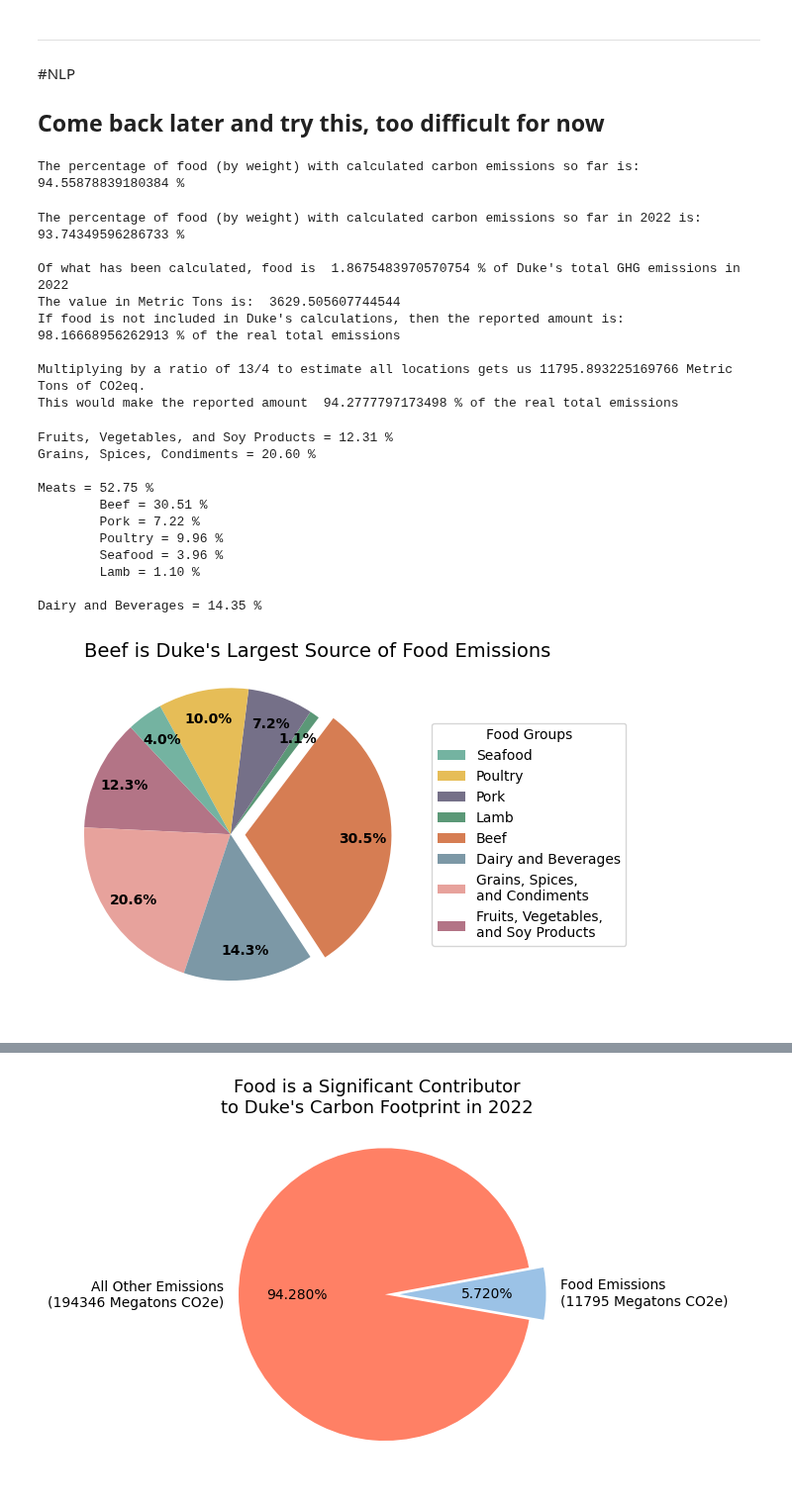
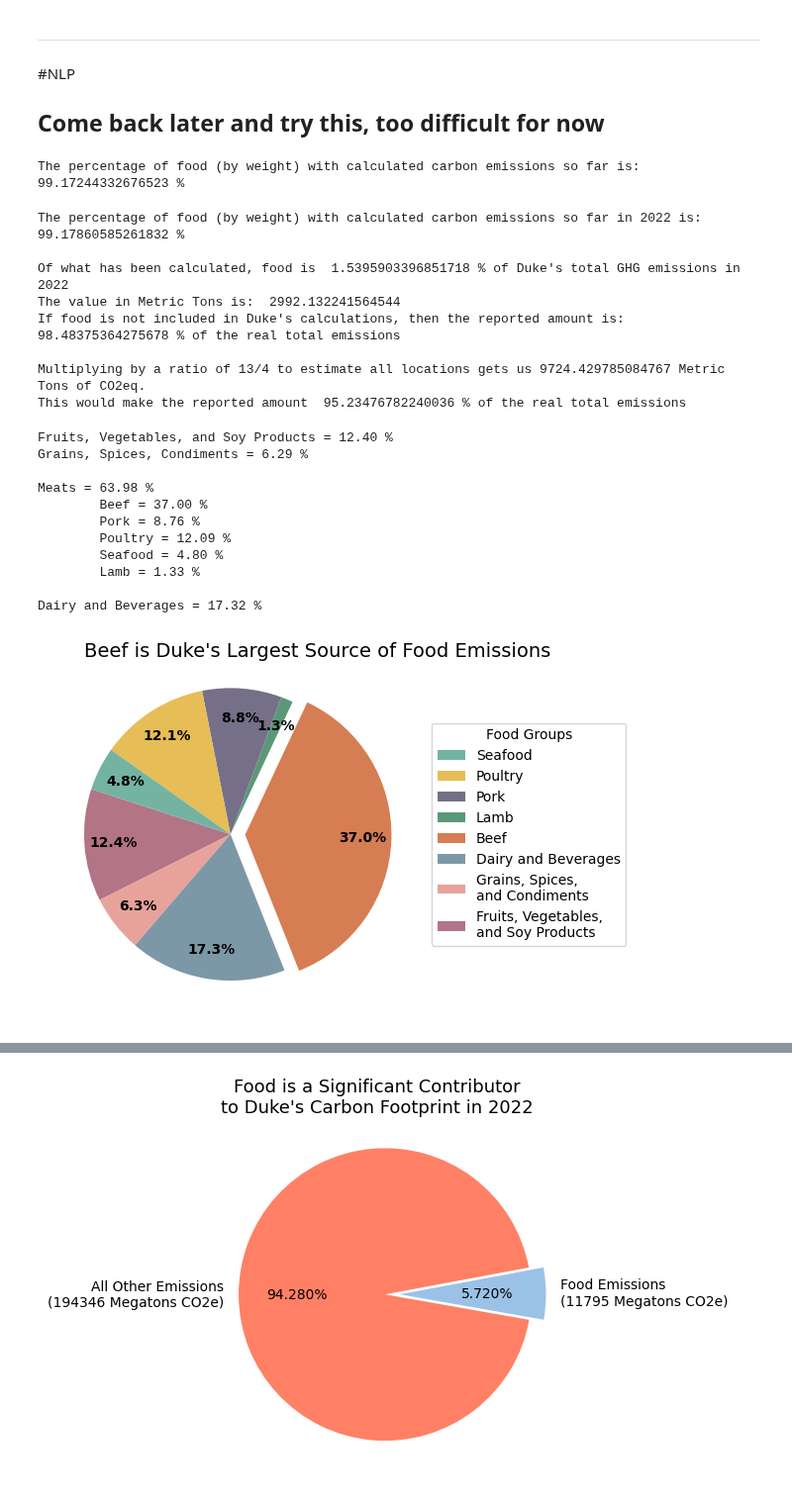
Before and after one commit to ethansong206/Climate-Plus-Project, a Jupyter notebook: DataCleaning.ipynb, the cells around one changed output, grey strips where cells are left out. Shown at 99% size. Drawn from its saved outputs; the diff is of its cells as text; code cells hidden in the pictures.

```diff
--- a/DataCleaning.ipynb
+++ b/DataCleaning.ipynb
@@ -225,8 +225,8 @@ def convert_units(row):
         return row['Total Amount'] * 3785.4 / 8
     if (row['Unit'] == 'LT') | (row['Unit'] == 'KG'):
         return row['Total Amount'] * 1000 #also assuming density of water, most drinks MORE dense
-    if (row['Unit'] == 'ML') | (row['Unit'] == 'G'):
-        return row['Total Amount'] * 453.6
+    if (row['Unit'] == 'ML') | (row['Unit'] == 'GR'):
+        return row['Total Amount']
     return 0
 DDReduced['Total Amount(kg)'] = DDReduced.apply(convert_units, axis = 1) / 1000
 
@@ -708,7 +708,7 @@ percent_food_calced = total_food_amount_calced_kg / total_food_amount_kg * 100
 
 print('The percentage of food (by weight) with calculated carbon emissions so far is: ', percent_food_calced, "%")
 # %% [output]
-The percentage of food (by weight) with calculated carbon emissions so far is:  94.55878839180384 %
+The percentage of food (by weight) with calculated carbon emissions so far is:  99.17244332676523 %
 # %%
 #@title Create separated dataframes
 DDReduced['Purchase Date'] = pd.to_datetime(DDReduced['Purchase Date'])
@@ -749,14 +749,14 @@ print('')
 print("Multiplying by a ratio of 13/4 to estimate all locations gets us", total_food_emissions_2022 * (13/4) / 1000, "Metric Tons of CO2eq.")
 print("This would make the reported amount ", total_duke_emissions_2022 / (total_duke_emissions_2022 + total_food_emissions_2022 * (13/4)) * 100, "% of the real total emissions")
 # %% [output]
-The percentage of food (by weight) with calculated carbon emissions so far in 2022 is:  93.74349596286733 %
+The percentage of food (by weight) with calculated carbon emissions so far in 2022 is:  99.17860585261832 %
 
-Of what has been calculated, food is  1.8675483970570754 % of Duke's total GHG emissions in 2022
-The value in Metric Tons is:  3629.505607744544
-If food is not included in Duke's calculations, then the reported amount is:  98.16668956262913 % of the real total emissions
+Of what has been calculated, food is  1.5395903396851718 % of Duke's total GHG emissions in 2022
+The value in Metric Tons is:  2992.132241564544
+If food is not included in Duke's calculations, then the reported amount is:  98.48375364275678 % of the real total emissions
 
-Multiplying by a ratio of 13/4 to estimate all locations gets us 11795.893225169766 Metric Tons of CO2eq.
-This would make the reported amount  94.2777797173498 % of the real total emissions
+Multiplying by a ratio of 13/4 to estimate all locations gets us 9724.429785084767 Metric Tons of CO2eq.
+This would make the reported amount  95.23476782240036 % of the real total emissions
 # %%
 #@title Explore Food Emissions Breakdown
 pc_fvs22 = DDFY22[DDFY22['Food Group'] == 'FRUITS, VEGETABLES, AND SOY PRODUCTS']['CO2e(kg)'].sum() / total_food_emissions_2022 * 100
@@ -793,39 +793,39 @@ print('')
 
 print("Dairy and Beverages =", str.format('{0:.2f}', pc_db22), "%")
 # %% [output]
-Fruits, Vegetables, and Soy Products = 12.31 %
-Grains, Spices, Condiments = 20.60 %
+Fruits, Vegetables, and Soy Products = 12.40 %
+Grains, Spices, Condiments = 6.29 %
 
-Meats = 52.75 %
-        Beef = 30.51 %
-        Pork = 7.22 %
-        Poultry = 9.96 %
-        Seafood = 3.96 %
-        Lamb = 1.10 %
+Meats = 63.98 %
+        Beef = 37.00 %
+        Pork = 8.76 %
+        Poultry = 12.09 %
+        Seafood = 4.80 %
+        Lamb = 1.33 %
 
-Dairy and Beverages = 14.35 %
+Dairy and Beverages = 17.32 %
 # %%
 #@title Food Emissions Breakdown (Meat Groups)
 pcts = [pc_fvs22, pc_gsc22, pc_db22, pc_beef22, pc_lamb22, pc_pork22, pc_poultry22, pc_seafood22]
 labels = ['Fruits, Vegetables, \nand Soy Products', 'Grains, Spices, \nand Condiments', 'Dairy and Beverages', 'Beef', 'Lamb', 'Pork', 'Poultry', 'Seafood']
 
 plt.pie(pcts,
         explode=[0, 0, 0, 0.1, 0, 0, 0, 0],
         pctdistance = .8,
         labeldistance = 1.3,
         autopct=lambda x: f'{x:.1f}%',
         textprops={"size": 10, "weight": 'bold'},
         radius = 1,
         colors = ["#b37486", "#e7a29c", "#7c98a6", "#d67d53", "#5b9877", "#757088", "#e6bd57", '#74b3a1'],
-        startangle = 133
+        startangle = 162
         )
 plt.suptitle('Beef is Duke\'s Largest Source of Food Emissions',
              x = .65, y = .9, fontsize = 14, ha = 'center')
 plt.legend(labels, loc="center right", bbox_to_anchor=(1.6, 0.5), title="Food Groups", reverse = True)
 
 plt.show()
 # %% [output]
-[figure, old version]
+[figure, new version]
 # %%
 #@title Food Emissions Breakdown (Meat)
 pcts = [pc_fvs22, pc_gsc22, pc_db22, pc_meat22]
```
Also changed, not shown: parts of 13 cells of this notebook.
